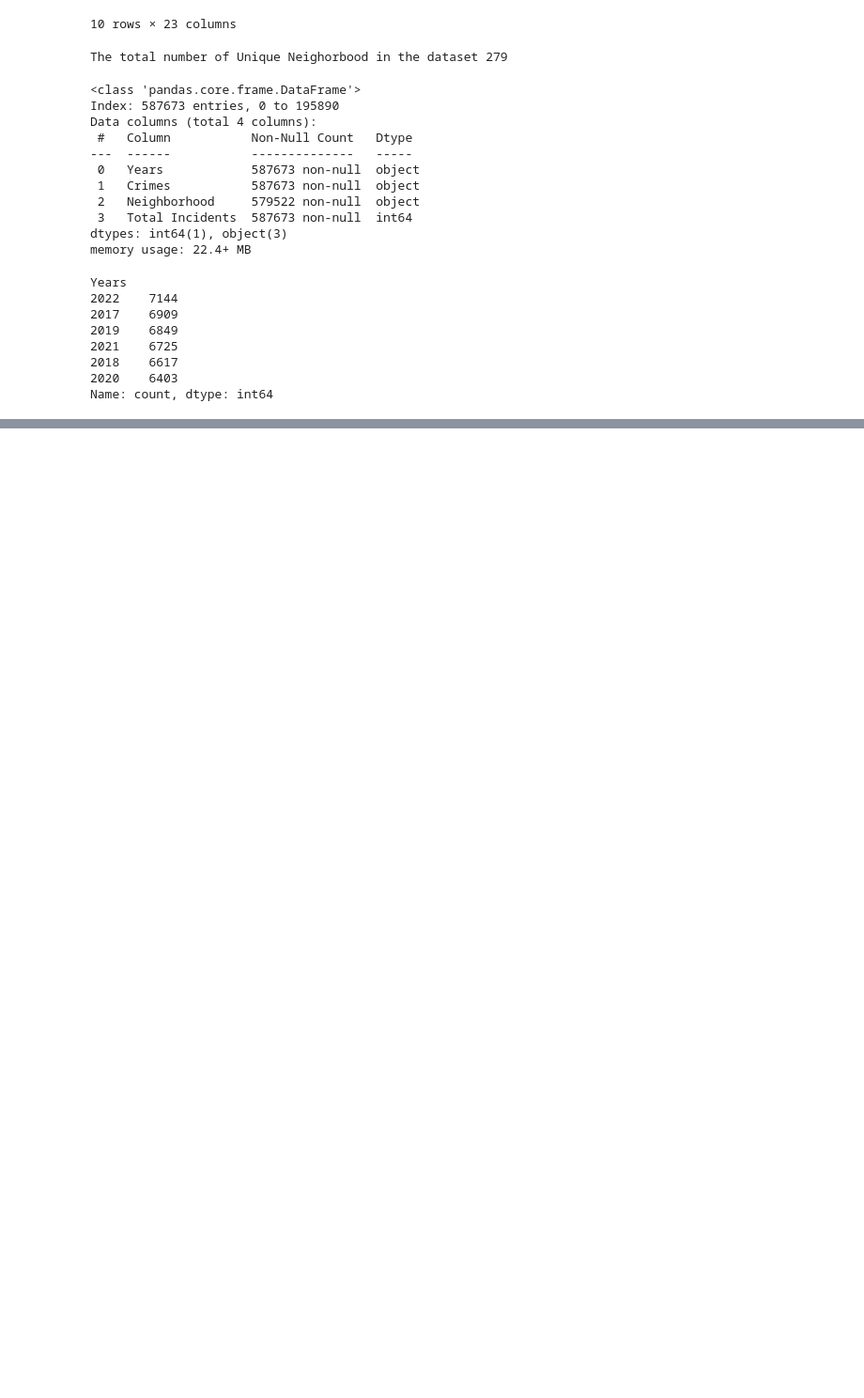
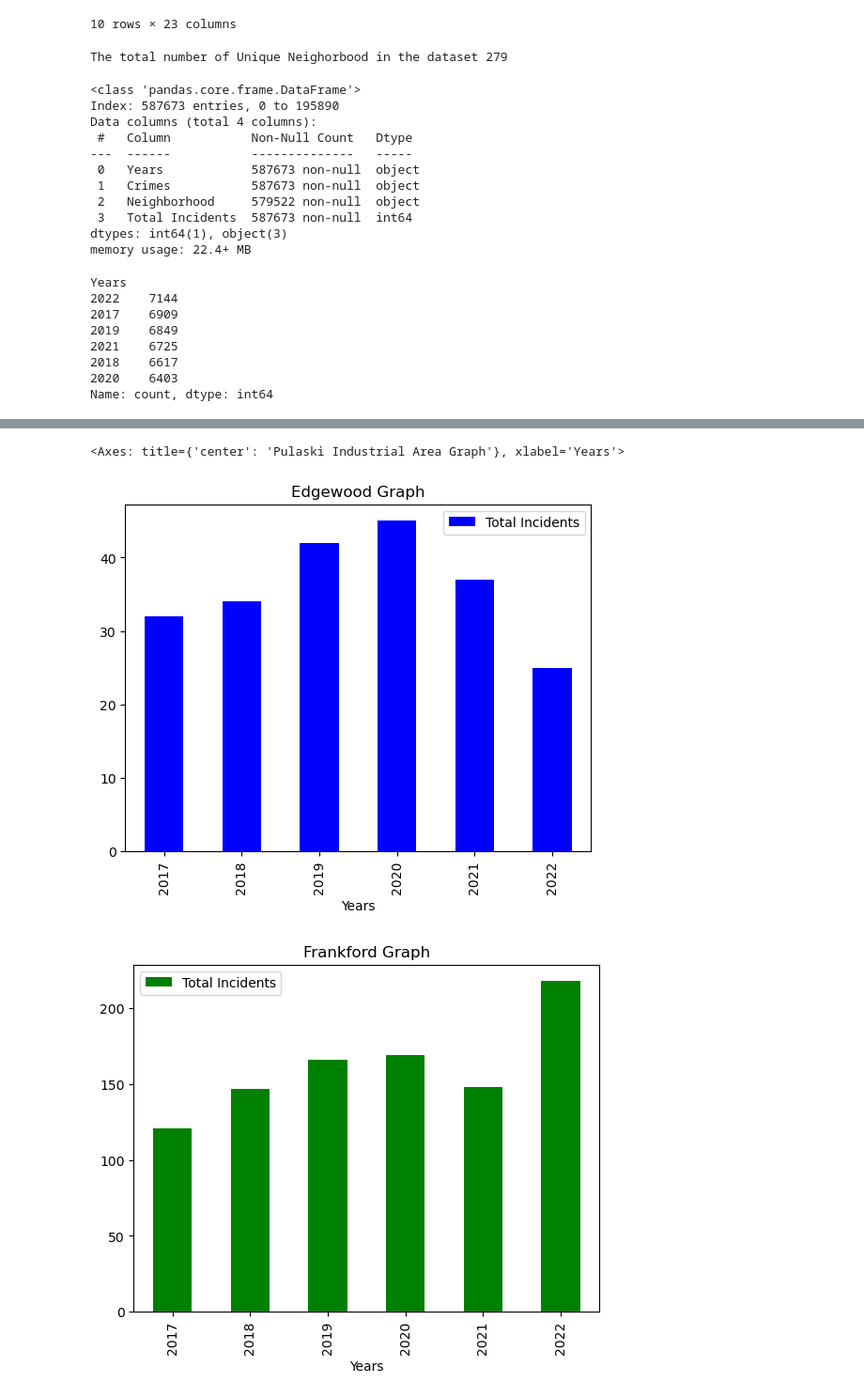
Before and after one commit to iam-dante/Open-Baltimore-Analysis, a Jupyter notebook: Analysis/Open_Baltimore.ipynb, the cells around one changed output, grey strips where cells are left out. Shown at 94% size. Saved outputs shown, nothing was run; the diff lists cells and outputs as text; code cells hidden in the pictures; blank space fills up the shorter version.

Commit message:
ADD: visualizations

```diff
--- a/Analysis/Open_Baltimore.ipynb
+++ b/Analysis/Open_Baltimore.ipynb
@@ -220,0 +302,6 @@ plt.show()
+# %%
+# Extract the increasing neighborhoods
+
+increasing_neighborhood = neighborhood[[90,193, 68,83, 118]]
+
+print("The increasing neighborhood are: ", increasing_neighborhood)
@@ -220,0 +310,6 @@ plt.show()
+# %%
+# Dataframe for increaseing neighbourhoods
+
+df_increasing_neighborhood = groupData[groupData["Neighborhood"].isin(increasing_neighborhood)].reset_index()
+
+df_increasing_neighborhood
@@ -220,0 +334,29 @@ plt.show()
+# %%
+# Create a dataframe for every increasing neighborhood
+
+df_edgewood = df_increasing_neighborhood[ df_increasing_neighborhood["Neighborhood"] == "Edgewood"]
+
+df_frankford = df_increasing_neighborhood[ df_increasing_neighborhood["Neighborhood"] == "Frankford"]
+
+df_glenoaks = df_increasing_neighborhood[ df_increasing_neighborhood["Neighborhood"] == "Glen oaks"]
+
+df_irvington = df_increasing_neighborhood[ df_increasing_neighborhood["Neighborhood"] == "Irvington"]
+
+df_pulaskiindustrialarea = df_increasing_neighborhood[ df_increasing_neighborhood["Neighborhood"] == "Pulaski industrial area"]
+
+
+# Plot all the graph of the neighborhood
+
+df_edgewood.plot(x="Years", y="Total Incidents", kind='bar', title="Edgewood Graph", color="blue")
+
+df_frankford.plot(x="Years", y="Total Incidents",kind='bar', title="Frankford Graph", color="green")
+
+df_glenoaks.plot(x="Years", y="Total Incidents",kind='bar', title="Glen Oaks Graph", color="purple")
+
+df_irvington.plot(x="Years", y="Total Incidents",kind='bar', title="Irvington Graph", color="black")
+
+df_pulaskiindustrialarea.plot(x="Years", y="Total Incidents",kind='bar', title="Pulaski Industrial Area Graph", color="Orange")
+# %% [output]
+<Axes: title={'center': 'Pulaski Industrial Area Graph'}, xlabel='Years'>
+[figure, added]
+[figure, added]
```
Also changed, not shown: parts of 26 cells of this notebook, 2 other files.
